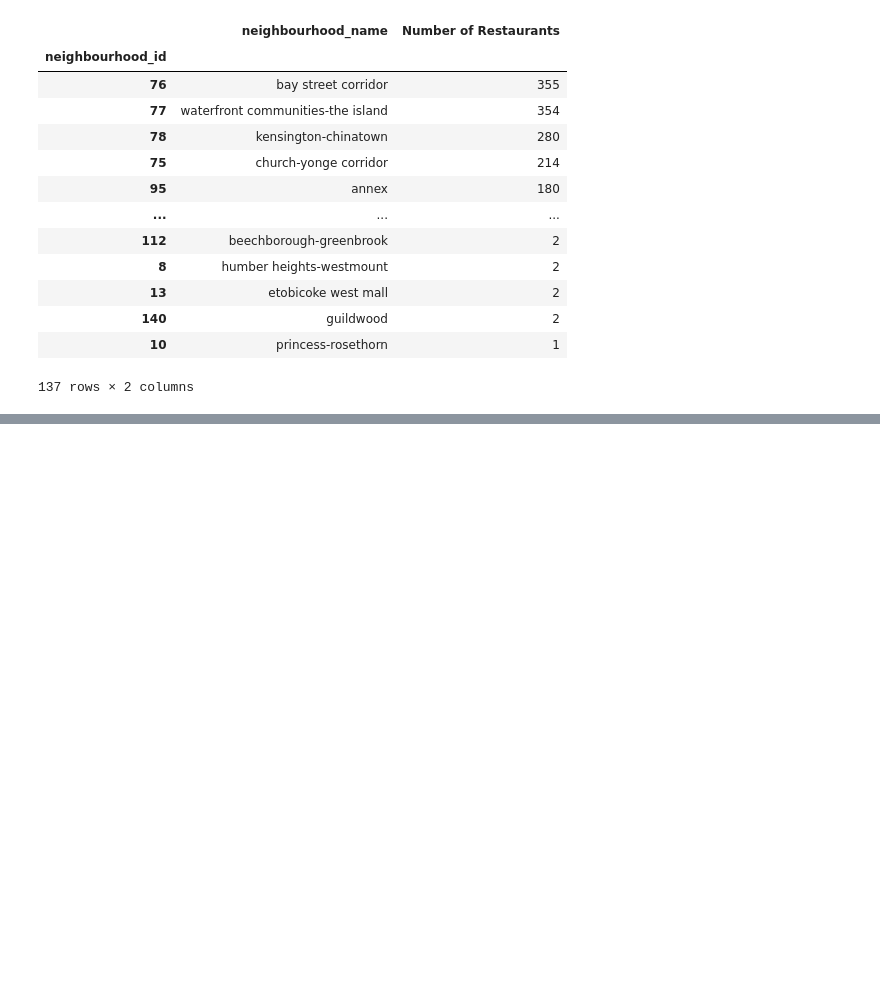
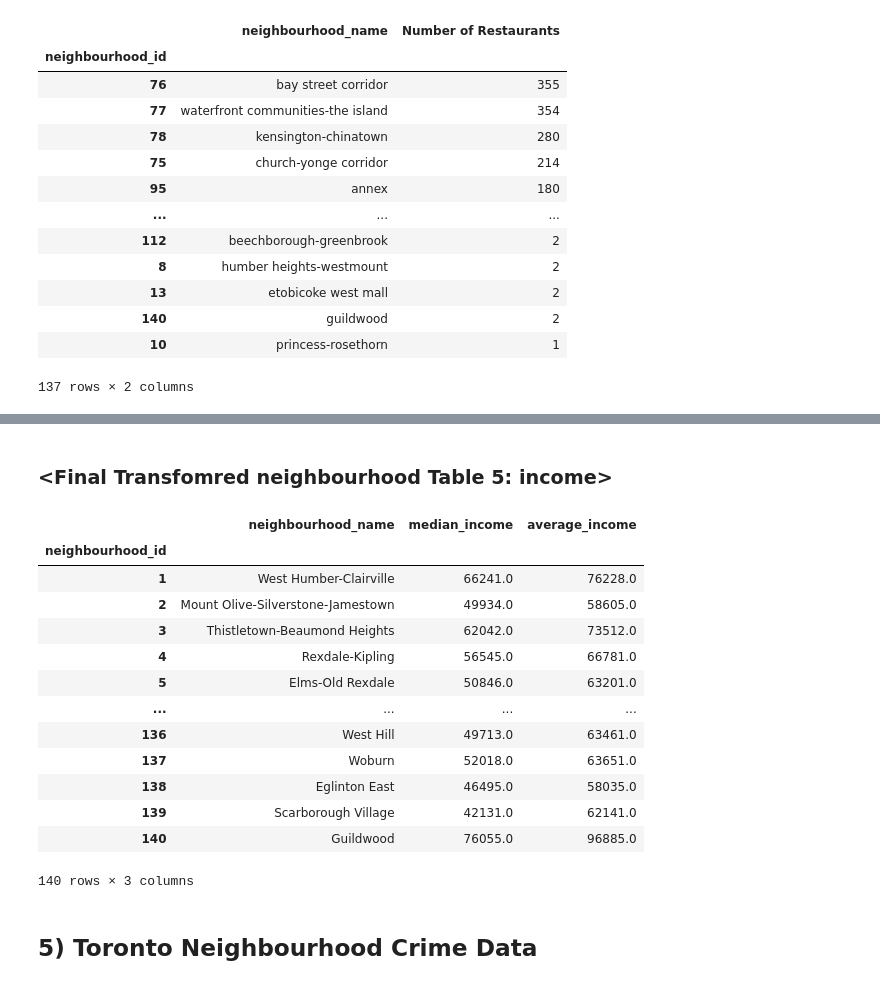
Before and after one commit to saif-gorges/GTA-Restaurant-Location-Analysis, a Jupyter notebook: Transform.ipynb, the cells around one changed output, grey strips where cells are left out. Drawn from its saved outputs; the diff is of its cells as text; code cells hidden in the pictures; blank space fills up the shorter version.

```diff
--- a/Transform.ipynb
+++ b/Transform.ipynb
@@ -159,0 +224,49 @@ neighbourhood_restaurant
+# %%
+income_df = income_df.loc[(income_df["Category"] == 'Income') & (income_df["Topic"]  == 'Income of households')
+& ((income_df["Attribute"] == 'Median household total income $')|(income_df["Attribute"]  == 'Average household total income $'))]
+
+# Did transpose of all neighbourhood columns to 1 single column
+transposed_df = income_df.loc[:,'Agincourt North':'Yorkdale-Glen Park']
+income_data = transposed_df.transpose().reset_index()
+income_data.columns = ["neighbourhood_name","median_income","average_income"]
+
+# Using neighbourhood informantion to add neighbourhood_id column by merging
+neighbourhood = pd.read_csv('Resources/Neighbourhoods.csv')
+
+# To merge the DataFrames, add the neighbourhood_column
+neighbourhood['neighbourhood_name'] = neighbourhood['AREA_NAME'].str.replace(' \(.+\)', '')
+income_data['neighbourhood_name'] = income_data['neighbourhood_name'].str.replace(' \(.+\)', '')
+
+# Merging income_data and neighbourhood
+income_neighbourhood = pd.merge(income_data, neighbourhood,  on='neighbourhood_name')
+
+# Remove unwated columns
+income = income_neighbourhood[['AREA_SHORT_CODE', 'neighbourhood_name', 'median_income', 'average_income']]
+
+# Rename columns
+income = income.rename(columns={'AREA_SHORT_CODE':'neighbourhood_id'})
+
+# Set index with 'neighbourhood_id' column
+income = income.set_index('neighbourhood_id')
+income = income.sort_index()
+# %% [markdown]
+### <Final Transfomred neighbourhood Table 5: income>
+# %%
+income
+# %% [output]
+|  | neighbourhood_name | median_income | average_income |
+| neighbourhood_id |  |  |  |
+| 1 | West Humber-Clairville | 66241.0 | 76228.0 |
+| 2 | Mount Olive-Silverstone-Jamestown | 49934.0 | 58605.0 |
+| 3 | Thistletown-Beaumond Heights | 62042.0 | 73512.0 |
+| 4 | Rexdale-Kipling | 56545.0 | 66781.0 |
+| 5 | Elms-Old Rexdale | 50846.0 | 63201.0 |
+| ... | ... | ... | ... |
+| 136 | West Hill | 49713.0 | 63461.0 |
+| 137 | Woburn | 52018.0 | 63651.0 |
+| 138 | Eglinton East | 46495.0 | 58035.0 |
+| 139 | Scarborough Village | 42131.0 | 62141.0 |
+| 140 | Guildwood | 76055.0 | 96885.0 |
+140 rows × 3 columns
+# %% [markdown]
+## 5) Toronto Neighbourhood Crime Data
```
Also changed, not shown: parts of 35 cells of this notebook, 2 other files.
